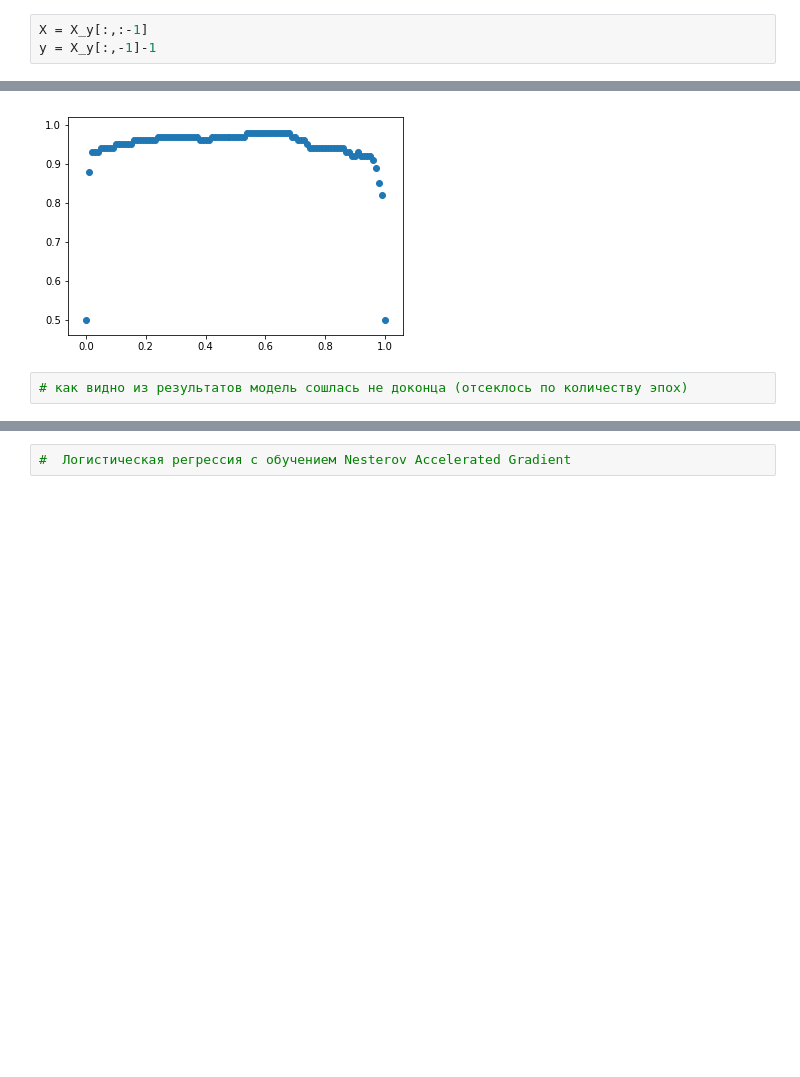
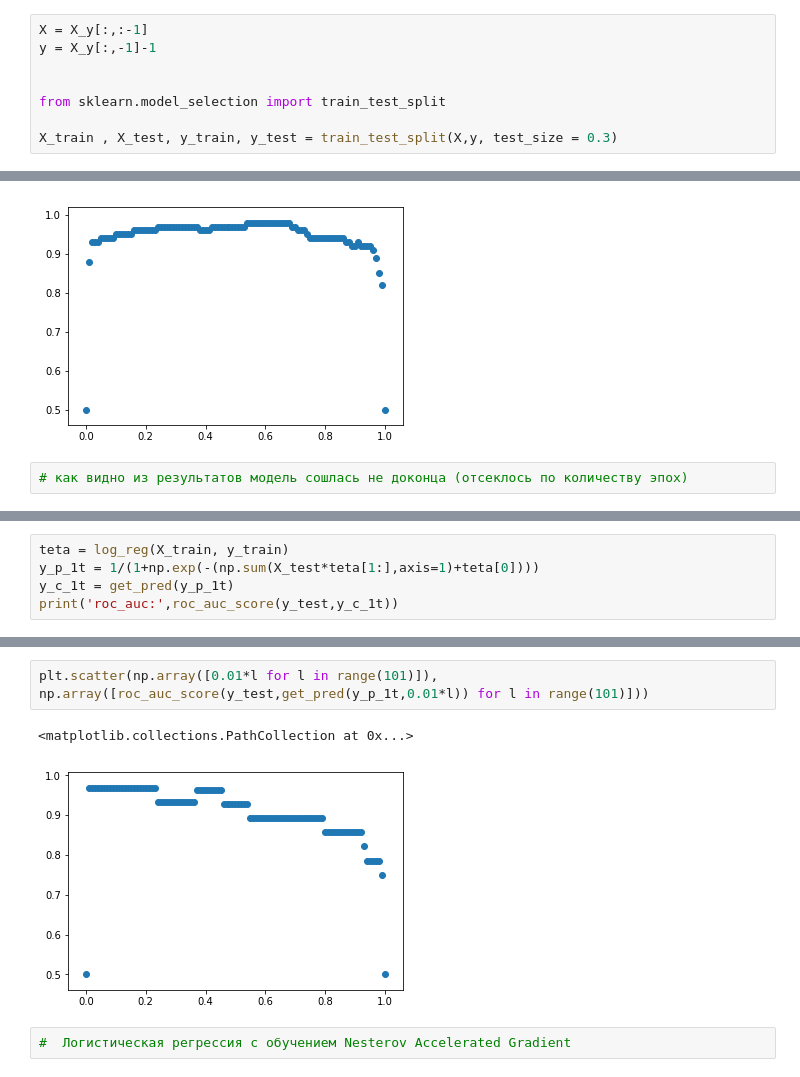
Before and after one commit to MirAlexey/netology-ds, a Jupyter notebook: HW_11/HW_11.ipynb, the cells around one changed output, grey strips where cells are left out. Saved outputs shown, nothing was run; the diff lists cells and outputs as text; blank space fills up the shorter version.

```diff
--- a/HW_11/HW_11.ipynb
+++ b/HW_11/HW_11.ipynb
@@ -61,3 +61,8 @@ X_y = X_all[X_all[:,-1] != 0]
 # %%
 X = X_y[:,:-1]
 y = X_y[:,-1]-1
+
+
+from sklearn.model_selection import train_test_split
+
+X_train , X_test, y_train, y_test = train_test_split(X,y, test_size = 0.3)
@@ -131,0 +145,5 @@ plt.scatter(np.array([0.01*l for l in range(101)]), np.array([roc_auc_score(y,ge
+# %%
+teta = log_reg(X_train, y_train)
+y_p_1t = 1/(1+np.exp(-(np.sum(X_test*teta[1:],axis=1)+teta[0])))
+y_c_1t = get_pred(y_p_1t)
+print('roc_auc:',roc_auc_score(y_test,y_c_1t))
@@ -132,3 +168,8 @@ plt.scatter(np.array([0.01*l for l in range(101)]), np.array([roc_auc_score(y,ge
+# %%
+plt.scatter(np.array([0.01*l for l in range(101)]), np.array([roc_auc_score(y_test,get_pred(y_p_1t,0.01*l)) for l in range(101)]))
+# %% [output]
+<matplotlib.collections.PathCollection at 0x...>
+[figure, added]
 # %%
 #  Логистическая регрессия с обучением Nesterov Accelerated Gradient
 # %%
```
Also changed, not shown: parts of 22 cells of this notebook.
